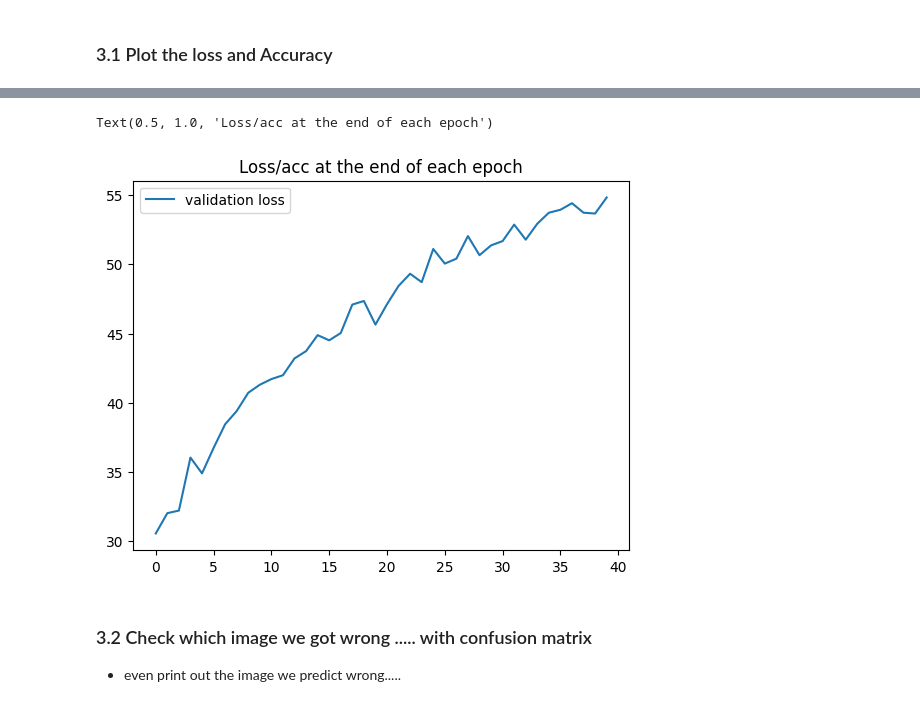
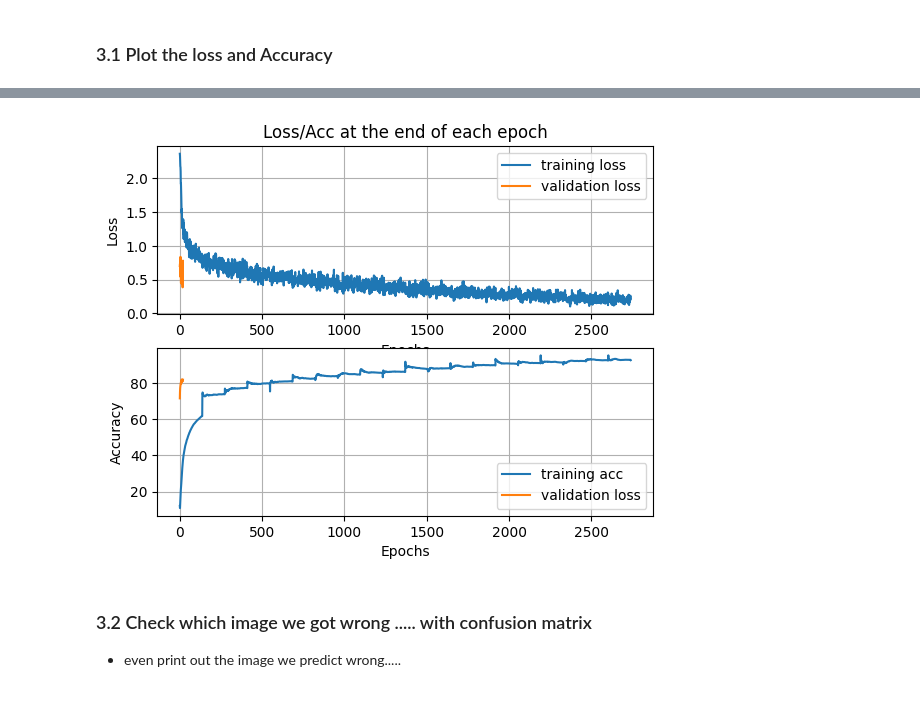
Before and after one commit to guntsvzz/DSAI-AIT, a Jupyter notebook: Course/Recent Trends in Machine Learning/Labolatory/01-Setup/01-AlexNet.ipynb, the cells around one changed output, grey strips where cells are left out. Saved outputs shown, nothing was run; the diff lists cells and outputs as text; code cells hidden in the pictures.

```diff
--- a/Course/Recent Trends in Machine Learning/Labolatory/01-Setup/01-AlexNet.ipynb
+++ b/Course/Recent Trends in Machine Learning/Labolatory/01-Setup/01-AlexNet.ipynb
@@ -223,9 +224,9 @@ train_set[0][1]
 batch_size = 256 #keeping it binary so it fits GPU
 
 #Dataloader(dataset,batch_size, shuffle)
-train_loader = DataLoader(train_set,batch_size=batch_size, shuffle=True, pin_memory=True)
-val_loader = DataLoader(val_set, batch_size=batch_size, shuffle=True, pin_memory=True)
-test_loader = DataLoader(test_set,batch_size=batch_size, shuffle=True, pin_memory=True)
+train_loader = DataLoader(train_set,batch_size=batch_size, shuffle=True)
+val_loader = DataLoader(val_set, batch_size=batch_size, shuffle=True)
+test_loader = DataLoader(test_set,batch_size=batch_size, shuffle=True)
 # %% [markdown]
 ### 2.3 Test to the dataloader
 # %%
@@ -380,10 +376,21 @@ Text(0.5, 1.0, 'Loss/acc at the end of each epoch')
-# %%
-plt.plot(val_accs, label='validation loss')
-plt.legend()
-plt.title('Loss/acc at the end of each epoch')
-# %% [output]
-Text(0.5, 1.0, 'Loss/acc at the end of each epoch')
-[figure, removed]
+# %%
+plt.subplot(2,1,1)
+plt.plot(train_losses, label='training loss')
+plt.plot(val_losses, label='validation loss')
+plt.legend()
+plt.ylabel('Loss')
+plt.xlabel('Epochs')
+plt.grid()
+plt.title('Loss/Acc at the end of each epoch')
+plt.subplot(2,1,2)
+plt.plot(train_accs, label='training acc')
+plt.plot(val_accs, label='validation loss')
+plt.legend()
+plt.ylabel('Accuracy')
+plt.xlabel('Epochs')
+plt.grid()
+# %% [output]
+[figure, added]
 # %% [markdown]
 ### 3.2 Check which image we got wrong ..... with confusion matrix
 - even print out the image we predict wrong.....
```
Also changed, not shown: parts of 14 cells of this notebook, 3 other files.
